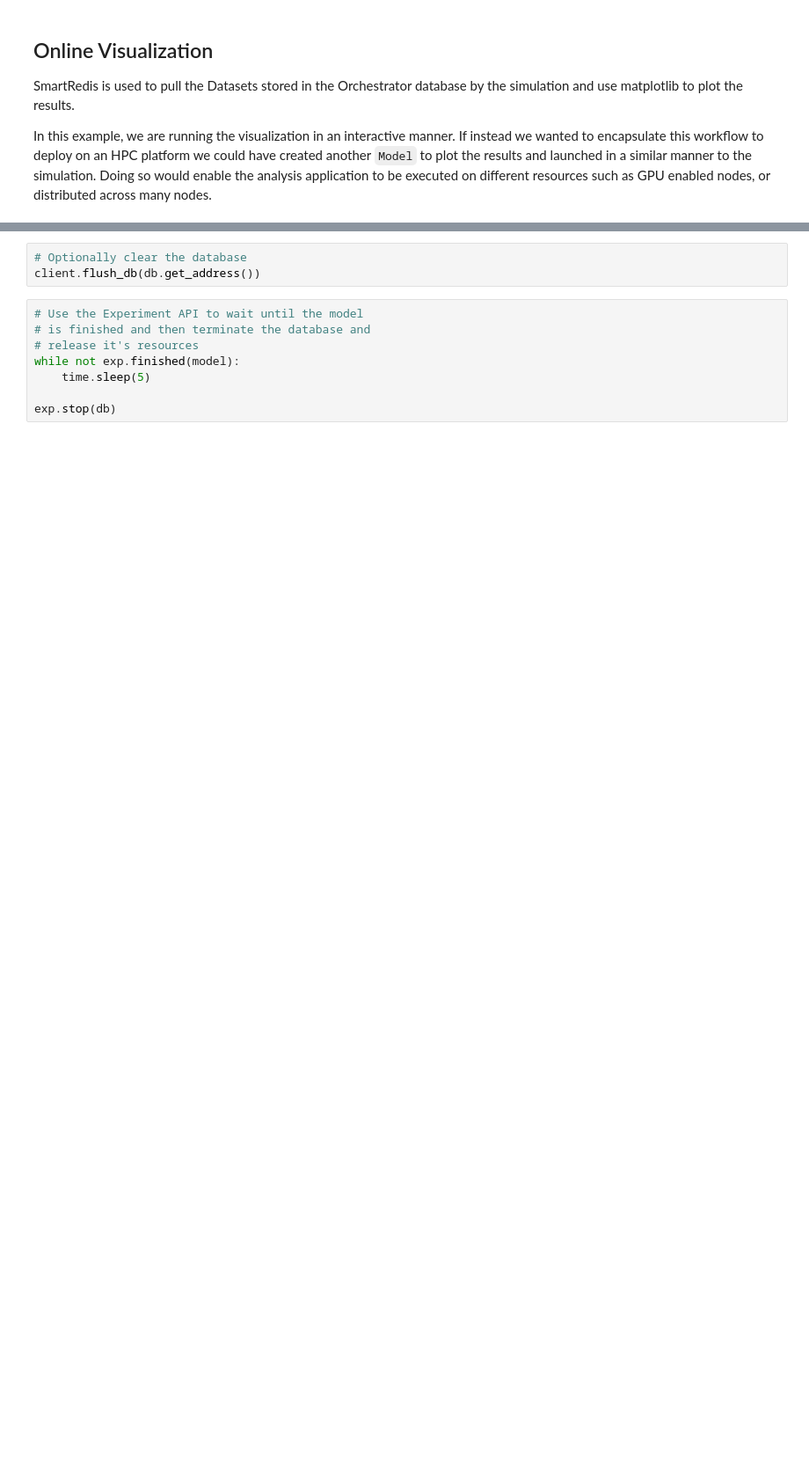
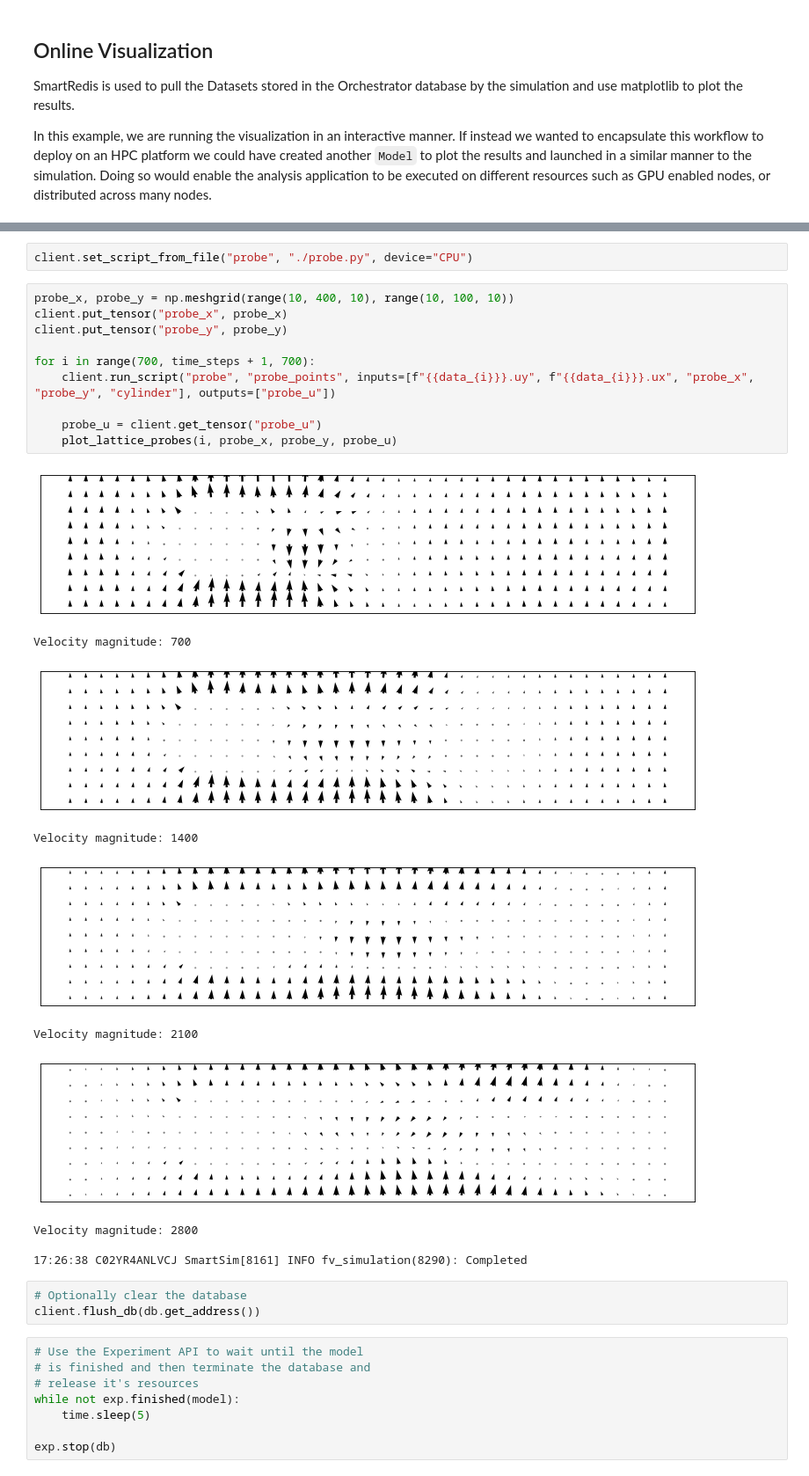
Before and after one commit to CrayLabs/SmartSim, a Jupyter notebook: tutorials/online_analysis/lattice/online_analysis.ipynb, the cells around one changed output, grey strips where cells are left out. Shown at 88% size. Cells and saved outputs as stored; diff of their text form; blank space fills up the shorter version.

```diff
--- a/tutorials/online_analysis/lattice/online_analysis.ipynb
+++ b/tutorials/online_analysis/lattice/online_analysis.ipynb
@@ -188,3 +219,26 @@ Vorticity plot at timestep: 2800
+# %%
+client.set_script_from_file("probe", "./probe.py", device="CPU")
+# %%
+probe_x, probe_y = np.meshgrid(range(10, 400, 10), range(10, 100, 10))
+client.put_tensor("probe_x", probe_x)
+client.put_tensor("probe_y", probe_y)
+
+for i in range(700, time_steps + 1, 700):
+    client.run_script("probe", "probe_points", inputs=[f"{{data_{i}}}.uy", f"{{data_{i}}}.ux", "probe_x", "probe_y", "cylinder"], outputs=["probe_u"])
+
+    probe_u = client.get_tensor("probe_u")
+    plot_lattice_probes(i, probe_x, probe_y, probe_u)
+# %% [output]
+[figure, added]
+Velocity magnitude: 700
+[figure, added]
+Velocity magnitude: 1400
+[figure, added]
+Velocity magnitude: 2100
+[figure, added]
+Velocity magnitude: 2800
+
+17:26:38 C02YR4ANLVCJ SmartSim[8161] INFO fv_simulation(8290): Completed
 # %%
 # Optionally clear the database
 client.flush_db(db.get_address())
```
Also changed, not shown: parts of 12 cells of this notebook, 2 other files.
